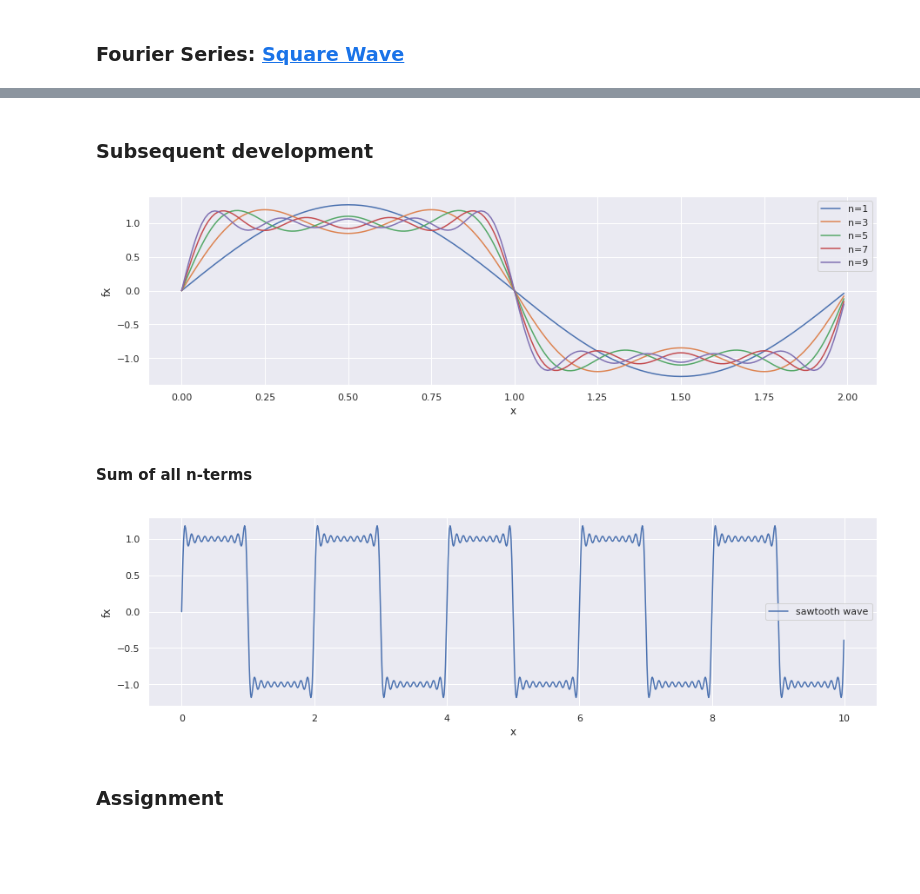
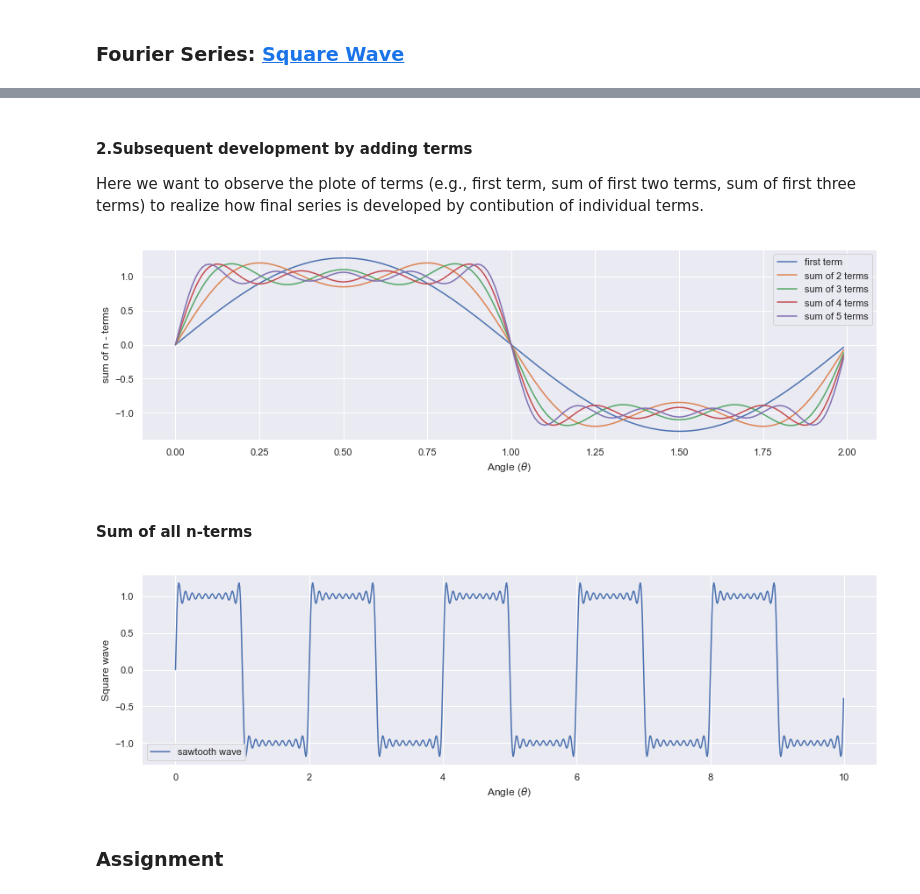
Before and after one commit to npshub/numpy, a Jupyter notebook: 2c. Arange-FourierSeries.ipynb, the cells around one changed output, grey strips where cells are left out. Cells and saved outputs as stored; diff of their text form; code cells hidden in the pictures; blank space fills up the shorter version.

```diff
--- a/2c. Arange-FourierSeries.ipynb
+++ b/2c. Arange-FourierSeries.ipynb
@@ -127,12 +128,18 @@ plt.show()
 # %%
 L = 1
-xs =1000
-x = np.arange(0,2,10/xs)
+ns =100
+thetas = np.arange(0,2,1/ns)
 
 plt.figure(figsize = [15,4])
 
 for n in [i for i in range(10) if i%2 !=0]:
+
     '''creating individual terms in the series'''
-    fi = (4/np.pi)*(1/n)*np.sin(n*np.pi*x/float(L))
-    plt.plot(x,fi)
+    fs = (4/np.pi)*(1/n)*np.sin(n*np.pi*thetas/float(L))
+
+    plt.plot(thetas,fs)
+
+plt.xlabel("Angle ("+r'$\theta$)')
+plt.ylabel("Basis terms")
+plt.show()
 # %% [output]
@@ -140,46 +147,50 @@ for n in [i for i in range(10) if i%2 !=0]:
-# %% [markdown]
-### Subsequent development
+# %% [markdown]
+#### 2.Subsequent development by adding terms
+Here we want to observe the plote of terms (e.g., first term, sum of first two terms, sum of first three terms) to realize how final series is developed by contibution of individual terms.
 # %%
 L = 1
-xs =1000
-x = np.arange(0,2,10/xs)
+ns =100
+thetas = np.arange(0,2,1/ns)
 plt.figure(figsize = [15,4])
 
+k = 1
 for n in [i for i in range(10) if i%2 !=0]:
     if n == 1:
         '''taking care of first term'''
-        fi = (4/np.pi)*(1/n)*np.sin(n*np.pi*x/float(L))
-        plt.plot(x,fi, label = "n="+str(n))
+        fi = (4/np.pi)*(1/n)*np.sin(n*np.pi*thetas/float(L))
+        plt.plot(thetas,fi, label = "first term")
         ff = fi
     else:
         '''terms following first term'''
-        fi = ff + (4/np.pi)*(1/n)*np.sin(n*np.pi*x/float(L))
-        plt.plot(x,fi, label = "n="+str(n))
+        fi = ff + (4/np.pi)*(1/n)*np.sin(n*np.pi*thetas/float(L))
+        plt.plot(thetas,fi, label = "sum of "+str(k)+" terms")
         ff = fi
+    k = k+1
+
 plt.legend()
-plt.xlabel("x")
-plt.ylabel("fx")
+plt.xlabel("Angle ("+r'$\theta$)')
+plt.ylabel('sum of n - terms')
 plt.show()
 # %% [output]
-[figure, old version]
+[figure, new version]
 # %% [markdown]
 #### Sum of all n-terms
 # %%
 L = 1
-xs =1000
-x = np.arange(0,10,10/xs)
+ns =100
+thetas = np.arange(0,10,1/ns)
 plt.figure(figsize = [15,4])
 
 '''including n = 1,3,5,...19th terms in basis expansison'''
-fx = sum([(4/np.pi*(1/n)*np.sin(n*np.pi*x/float(L))) for n in [i for i in range(20) if i%2 !=0]])
+fs = sum([(4/np.pi*(1/n)*np.sin(n*np.pi*thetas/float(L))) for n in [i for i in range(20) if i%2 !=0]])
 
-plt.plot(x,fx,label ="sawtooth wave")
+plt.plot(thetas,fs,label ="sawtooth wave")
 plt.legend()
-plt.xlabel("x")
-plt.ylabel("fx")
+plt.xlabel("Angle ("+r'$\theta$)')
+plt.ylabel('Square wave')
 plt.show()
 # %% [output]
-[figure, old version]
+[figure, new version]
 # %% [markdown]
 ### Assignment
 # %% [markdown]
```
Also changed, not shown: parts of 10 cells of this notebook, 2 other files.
